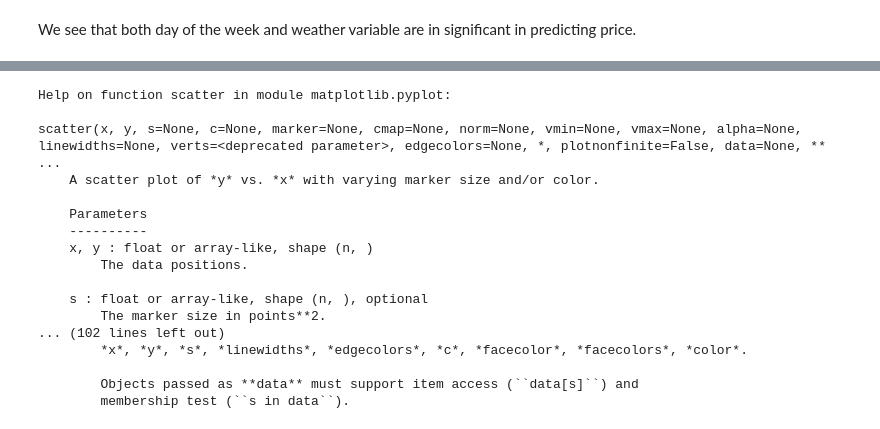
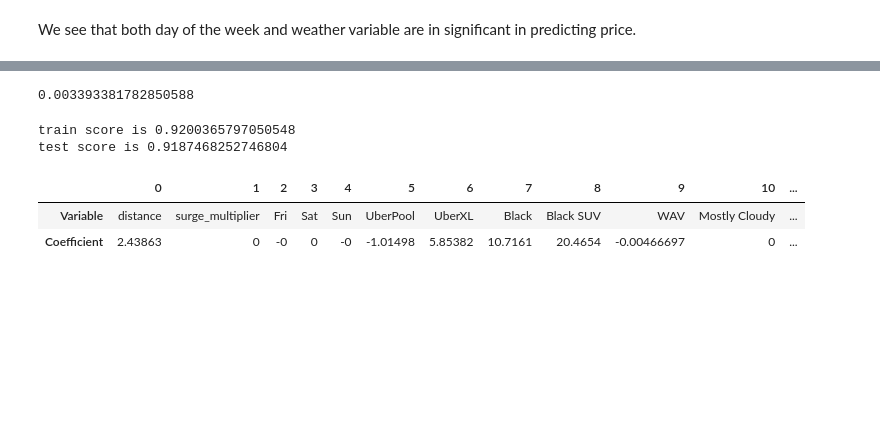
Before and after one commit to datares/yellow_leopard_fall_20, a Jupyter notebook: Uber_and_Lyft_Price_Prediction.ipynb, the cells around one changed output, grey strips where cells are left out. Saved outputs shown, nothing was run; the diff lists cells and outputs as text; code cells hidden in the pictures; blank space fills up the shorter version.

```diff
--- a/Uber_and_Lyft_Price_Prediction.ipynb
+++ b/Uber_and_Lyft_Price_Prediction.ipynb
@@ -250,20 +179,39 @@ No handles with labels found to put in legend.
-# %%
-help(plt.scatter)
-# %% [output]
-Help on function scatter in module matplotlib.pyplot:
-
-scatter(x, y, s=None, c=None, marker=None, cmap=None, norm=None, vmin=None, vmax=None, alpha=None, linewidths=None, verts=<deprecated parameter>, edgecolors=None, *, plotnonfinite=False, data=None, ** ...
-    A scatter plot of *y* vs. *x* with varying marker size and/or color.
-
-    Parameters
-    ----------
-    x, y : float or array-like, shape (n, )
-        The data positions.
-
-    s : float or array-like, shape (n, ), optional
-        The marker size in points**2.
-... (102 lines left out)
-        *x*, *y*, *s*, *linewidths*, *edgecolors*, *c*, *facecolor*, *facecolors*, *color*.
-
-        Objects passed as **data** must support item access (``data[s]``) and
-        membership test (``s in data``).
+# %%
+uber_X = uber[['distance','surge_multiplier','Fri', 'Sat','Sun',
+               'UberPool','UberXL','Black','Black SUV', 'WAV', #Use UberX as base line
+               ' Mostly Cloudy ', ' Rain ', ' Partly Cloudy ', #Use Clear as baseline
+               ' Overcast ', ' Light Rain ', ' Foggy ', ' Possible Drizzle ',
+               ' Drizzle ']]
+uber_y = uber['price']
+
+#train test split
+uber_X_train, uber_X_test, uber_y_train, uber_y_test = train_test_split(
+    uber_X, uber_y, test_size=0.20, random_state=325)
+
+#cv
+cv = RepeatedKFold(n_splits=10, n_repeats=3, random_state=1)
+
+#define model
+uber_lasso_model = LassoCV(cv=cv)
+
+#fit model
+uber_lasso_model.fit(uber_X_train, uber_y_train)
+
+#display lambda that produced the lowest test MSE
+print(uber_lasso_model.alpha_)
+# %% [output]
+0.003393381782850588
+# %%
+print('train score is', uber_lasso_model.score(uber_X_train,uber_y_train))
+print('test score is', uber_lasso_model.score(uber_X_test,uber_y_test))
+# %% [output]
+train score is 0.9200365797050548
+test score is 0.9187468252746804
+# %%
+uber_lasso_coefs = pd.concat([pd.Series(uber_X.columns), pd.Series(uber_lasso_model.coef_)], axis=1)
+uber_lasso_coefs.columns = ['Variable','Coefficient']
+uber_lasso_coefs.transpose()
+# %% [output]
+|  | 0 | 1 | 2 | 3 | 4 | 5 | 6 | 7 | 8 | 9 | 10 | ... |
+| Variable | distance | surge_multiplier | Fri | Sat | Sun | UberPool | UberXL | Black | Black SUV | WAV | Mostly Cloudy | ... |
+| Coefficient | 2.43863 | 0 | -0 | 0 | -0 | -1.01498 | 5.85382 | 10.7161 | 20.4654 | -0.00466697 | 0 | ... |
```
Also changed, not shown: parts of 17 cells of this notebook.
